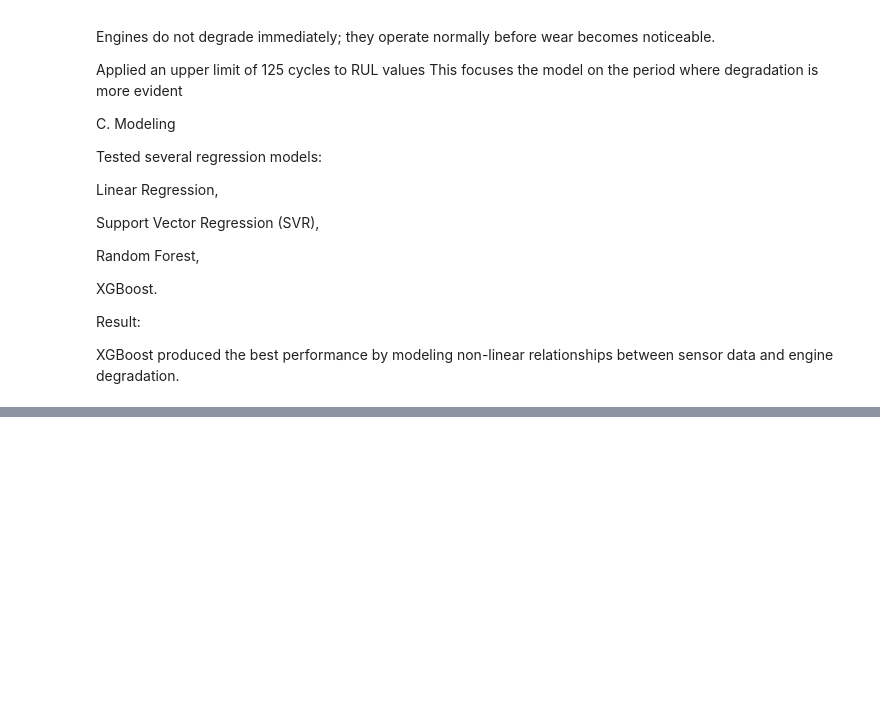
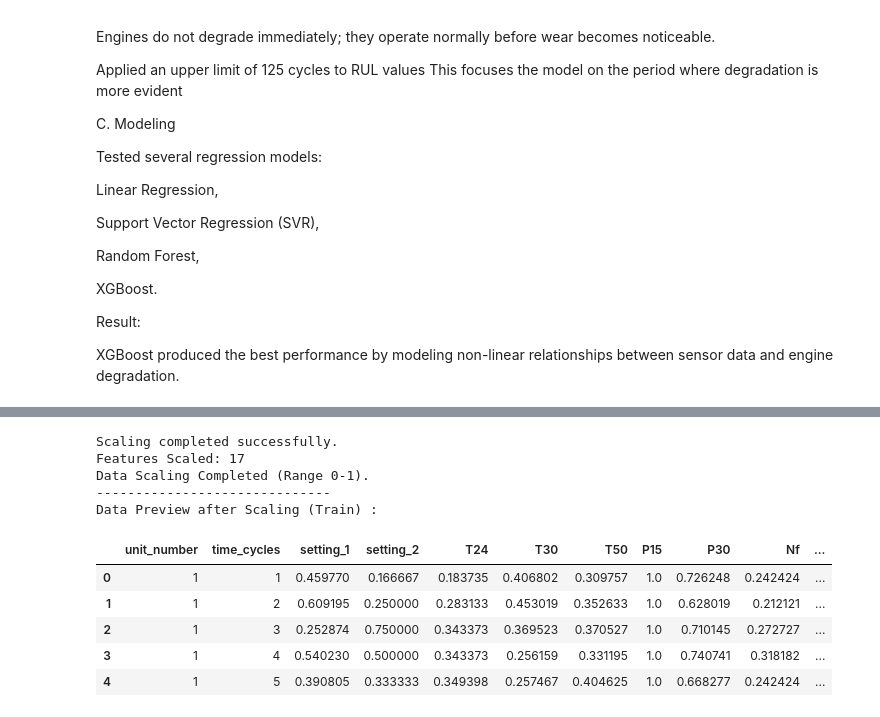
Before and after one commit to yaletidevendra/Predictive-Maintenance, a Jupyter notebook: Predictive_Maintenance.ipynb, the cells around one changed output, grey strips where cells are left out. Cells and saved outputs as stored; diff of their text form; code cells hidden in the pictures; blank space fills up the shorter version.

```diff
--- a/Predictive_Maintenance.ipynb
+++ b/Predictive_Maintenance.ipynb
@@ -55,0 +171,11 @@ XGBoost produced the best performance by modeling non-linear relationships betwe
+# %%
+constant_features = [col for col in train_df.columns if train_df[col].nunique() <= 1]
+
+print(f'Dead/Constant Sensors identified: {constant_features}')
+print(f'Number of Dead Sensors: {len(constant_features)} sensors.')
+
+train_df.drop(columns=constant_features, inplace=True)
+test_df.drop(columns=constant_features, inplace=True)
+
+print("\nDropped constant columns successfully.")
+print(f"New Training Shape: {train_df.shape}")
@@ -55,0 +196,18 @@ XGBoost produced the best performance by modeling non-linear relationships betwe
+# %%
+# RUL Calculation
+def calculate_rul(data, unit_col='unit_number', cycle_col='time_cycles'):
+    max_cycle = (
+        data.groupby(unit_col)[cycle_col].max()
+        .reset_index().rename(columns={cycle_col: 'max_of_unit'})
+    )
+    data = data.merge(max_cycle, on=unit_col, how='left')
+    data['RUL'] = data['max_of_unit'] - data[cycle_col]
+    data.drop('max_of_unit', axis=1, inplace=True)
+    return data
+
+
+# Apply to your training data
+train_df = calculate_rul(train_df)
+
+# Preview result
+train_df[['unit_number', 'time_cycles', 'RUL']].head()
@@ -55,0 +231,28 @@ XGBoost produced the best performance by modeling non-linear relationships betwe
+# %%
+# Select features to scale
+features_to_normalize = [col for col in train_df.columns if col not in ['unit_number', 'time_cycles', 'RUL']]
+
+scaler = MinMaxScaler()
+
+train_df[features_to_normalize] = scaler.fit_transform(train_df[features_to_normalize])
+test_df[features_to_normalize] = scaler.transform(test_df[features_to_normalize])
+
+print("\nScaling completed successfully.")
+print(f"Features Scaled: {len(features_to_normalize)}")
+
+print("Data Scaling Completed (Range 0-1).")
+print('-' * 30 + '\nData Preview after Scaling (Train) :\n')
+
+display(train_df.head())
+# %% [output]
+Scaling completed successfully.
+Features Scaled: 17
+Data Scaling Completed (Range 0-1).
+------------------------------
+Data Preview after Scaling (Train) :
+|  | unit_number | time_cycles | setting_1 | setting_2 | T24 | T30 | T50 | P15 | P30 | Nf | ... |
+| 0 | 1 | 1 | 0.459770 | 0.166667 | 0.183735 | 0.406802 | 0.309757 | 1.0 | 0.726248 | 0.242424 | ... |
+| 1 | 1 | 2 | 0.609195 | 0.250000 | 0.283133 | 0.453019 | 0.352633 | 1.0 | 0.628019 | 0.212121 | ... |
+| 2 | 1 | 3 | 0.252874 | 0.750000 | 0.343373 | 0.369523 | 0.370527 | 1.0 | 0.710145 | 0.272727 | ... |
+| 3 | 1 | 4 | 0.540230 | 0.500000 | 0.343373 | 0.256159 | 0.331195 | 1.0 | 0.740741 | 0.318182 | ... |
+| 4 | 1 | 5 | 0.390805 | 0.333333 | 0.349398 | 0.257467 | 0.404625 | 1.0 | 0.668277 | 0.242424 | ... |
```
Also changed, not shown: parts of 12 cells of this notebook.
